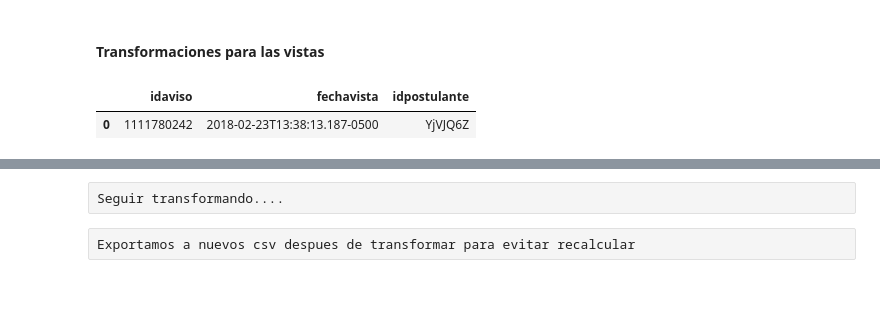
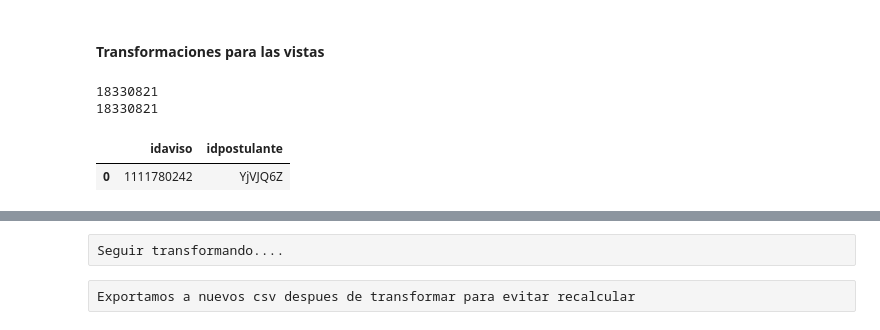
Before and after one commit to tbotalla/Datos1Q2018, a Jupyter notebook: parte2/Preprocessing.ipynb, the cells around one changed output, grey strips where cells are left out. Drawn from its saved outputs; the diff is of its cells as text; code cells hidden in the pictures; blank space fills up the shorter version.

```diff
--- a/parte2/Preprocessing.ipynb
+++ b/parte2/Preprocessing.ipynb
@@ -726,8 +815,19 @@ dtype: object
 # %%
 vistas_train.rename(columns={'idAviso':'idaviso','timestamp':'fechavista'}, inplace=True)
 vistas_desde_15_04.rename(columns={'idAviso':'idaviso','timestamp':'fechavista'}, inplace=True)
+# %%
+vistas_joined = pd.concat([vistas_train, vistas_desde_15_04])
+# %%
+print(len(vistas_joined))
+vistas_joined.drop_duplicates(subset=['idaviso', 'fechavista', 'idpostulante'])
+print(len(vistas_joined))
+# %% [output]
+18330821
+18330821
+# %%
+vistas_joined.drop(columns=['fechavista'], inplace=True)
 # %%
-vistas_train.head(1)
+vistas_joined.head(1)
 # %% [output]
-|  | idaviso | fechavista | idpostulante |
-| 0 | 1111780242 | 2018-02-23T13:38:13.187-0500 | YjVJQ6Z |
+|  | idaviso | idpostulante |
+| 0 | 1111780242 | YjVJQ6Z |
```
Also changed, not shown: parts of 83 cells of this notebook, 1 other file.
